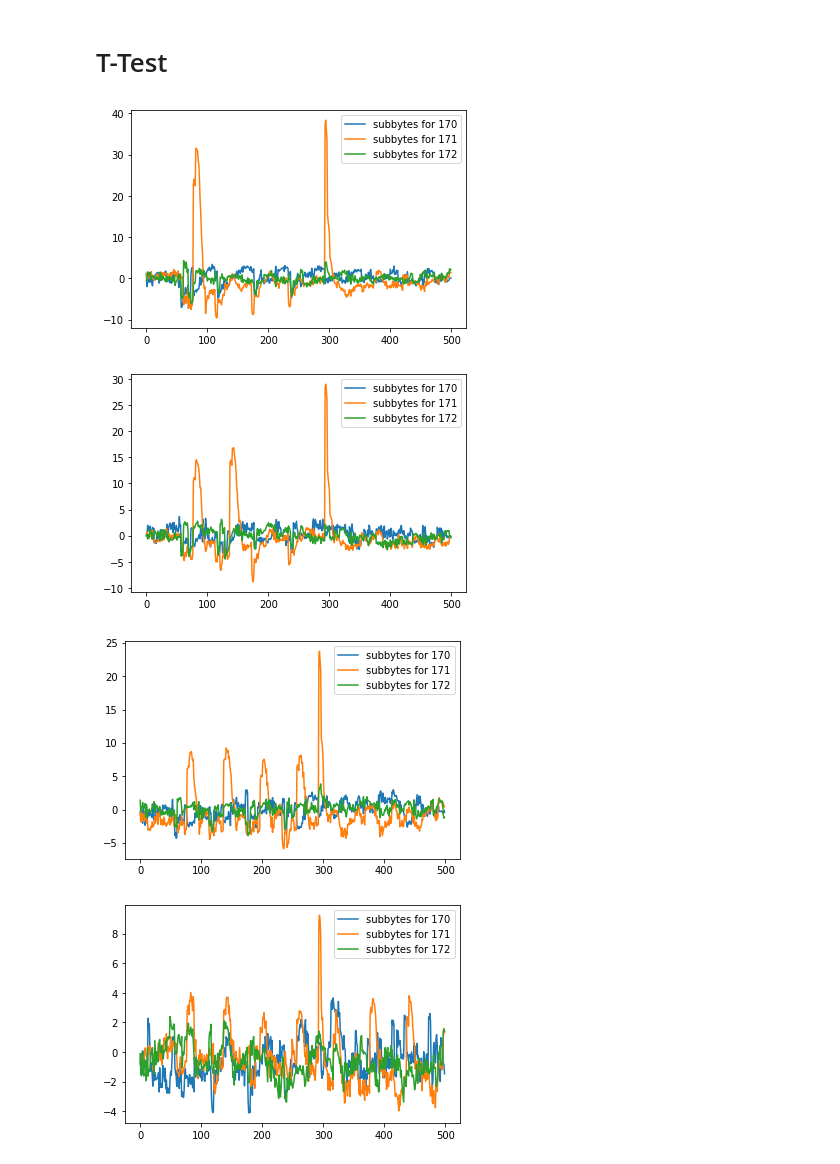
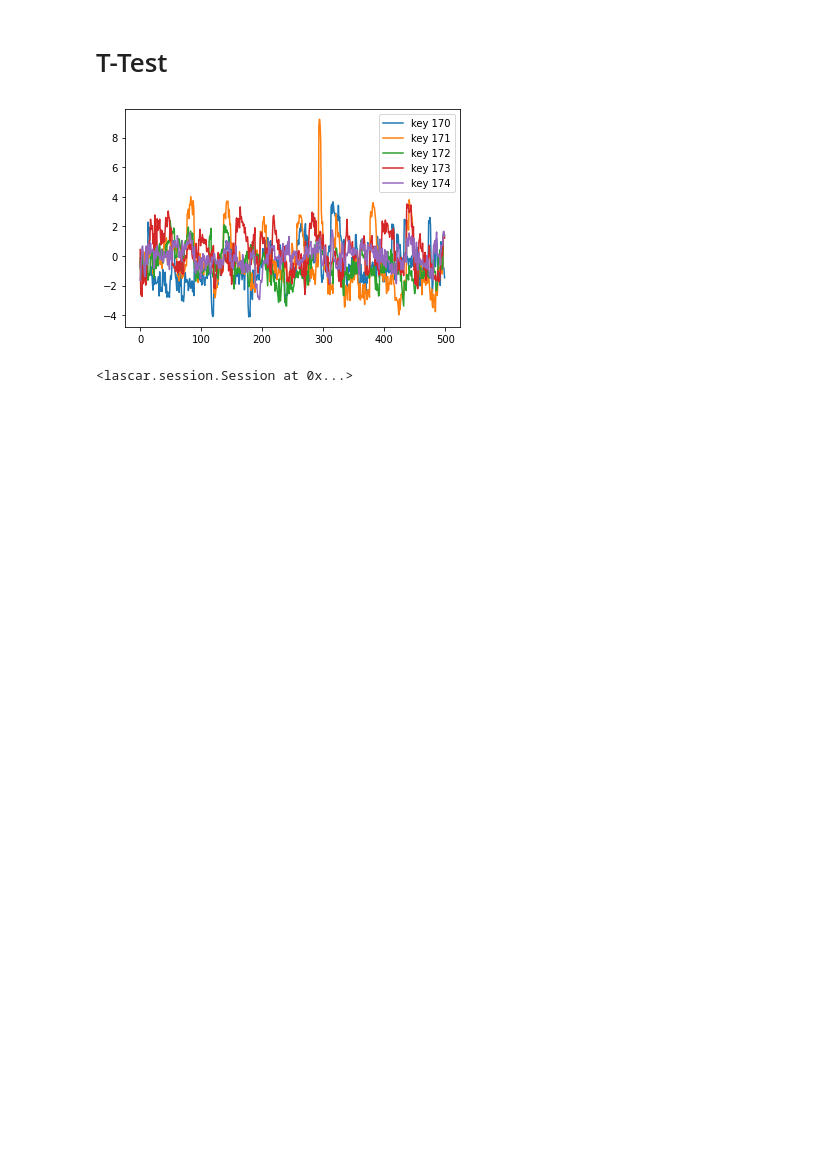
Before and after one commit to hackenbergstefan/securec-sidechannel-study, a Jupyter notebook: analyze/lascar/ttest_key.ipynb, the cells around one changed output. Saved outputs shown, nothing was run; the diff lists cells and outputs as text; code cells hidden in the pictures; blank space fills up the shorter version.

```diff
--- a/analyze/lascar/ttest_key.ipynb
+++ b/analyze/lascar/ttest_key.ipynb
@@ -8,23 +10,27 @@ lascar.logger.setLevel(lascar.logging.CRITICAL)
 # %%
+def partitions(guess):
+    def partition(value):
+        return lascar.tools.aes.sbox[value["input"][0] ^ guess] & 0x01
+    return partition
+
 engines = [
     lascar.TTestEngine(
-        name=f"{poi_selector_name} for {guess}",
-        partition_function=selection_functions(guess),
+        name=f"key {guess}",
+        partition_function=partitions(guess),
     )
-    for guess in range(170, 173)
+    for guess in range(170, 175)
 ]
 # %%
-for dataname, data in datasets.items():
-    trace = lascar.TraceBatchContainer(data['trace'], data)
-    session = lascar.Session(
-        trace,
-        engines=engines,
-        output_method=lascar.MatPlotLibOutputMethod(*engines, single_plot=True, legend=True),
-        progressbar=False,
-    )
-    session.run(batch_size=10_000, thread_on_update=False)
+data = datasets.dataset("cw_loop5_fixedkey")
+
+trace = lascar.TraceBatchContainer(data['trace'], data)
+session = lascar.Session(
+    trace,
+    engines=engines,
+    output_method=lascar.MatPlotLibOutputMethod(*engines, single_plot=True, legend=True),
+    progressbar=False,
+)
+session.run(batch_size=10_000, thread_on_update=False)
 # %% [output]
-[figure, old version]
+[figure, new version]
-[figure, removed]
-[figure, removed]
-[figure, removed]
+<lascar.session.Session at 0x...>
```
Also changed, not shown: parts of 1 cell of this notebook, 12 other files.
